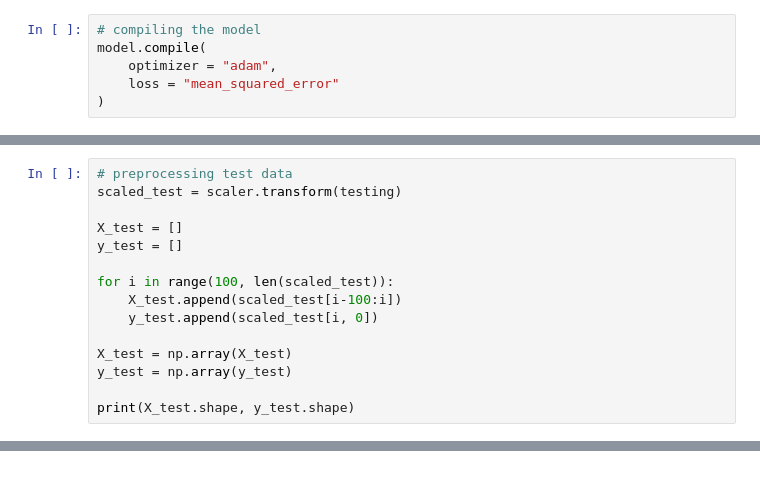
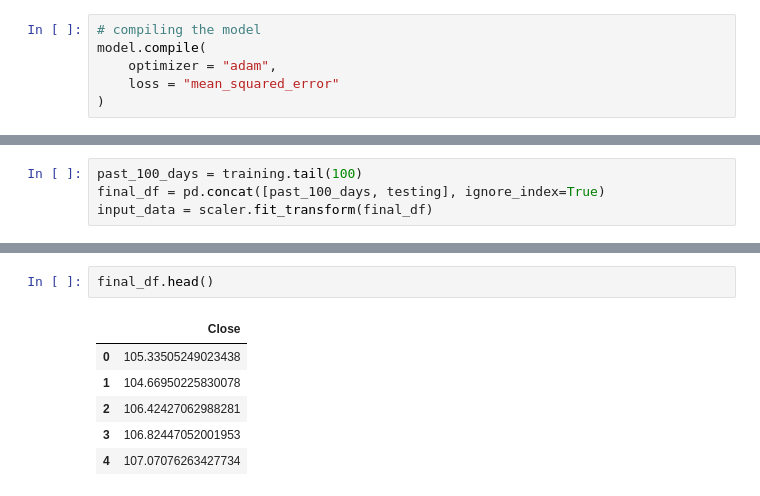
Before and after one commit to kamijoseph/LSTM-Stocks-Price, a Jupyter notebook: notebooks/main.ipynb, the cells around one changed output, grey strips where cells are left out. Cells and saved outputs as stored; diff of their text form.

```diff
--- a/notebooks/main.ipynb
+++ b/notebooks/main.ipynb
@@ -587,16 +586,5 @@ Epoch 50/50
 <keras.src.callbacks.history.History at 0x...>
 # %%
-# preprocessing test data
-scaled_test = scaler.transform(testing)
-
-X_test = []
-y_test = []
-
-for i in range(100, len(scaled_test)):
-    X_test.append(scaled_test[i-100:i])
-    y_test.append(scaled_test[i, 0])
-
-X_test = np.array(X_test)
-y_test = np.array(y_test)
-
-print(X_test.shape, y_test.shape)
+past_100_days = training.tail(100)
+final_df = pd.concat([past_100_days, testing], ignore_index=True)
+input_data = scaler.fit_transform(final_df)
@@ -632,0 +591,9 @@ R2: -15319177521.1185
+# %%
+final_df.head()
+# %% [output]
+|  | Close |
+| 0 | 105.33505249023438 |
+| 1 | 104.66950225830078 |
+| 2 | 106.42427062988281 |
+| 3 | 106.82447052001953 |
+| 4 | 107.07076263427734 |
```
Also changed, not shown: parts of 12 cells of this notebook.
